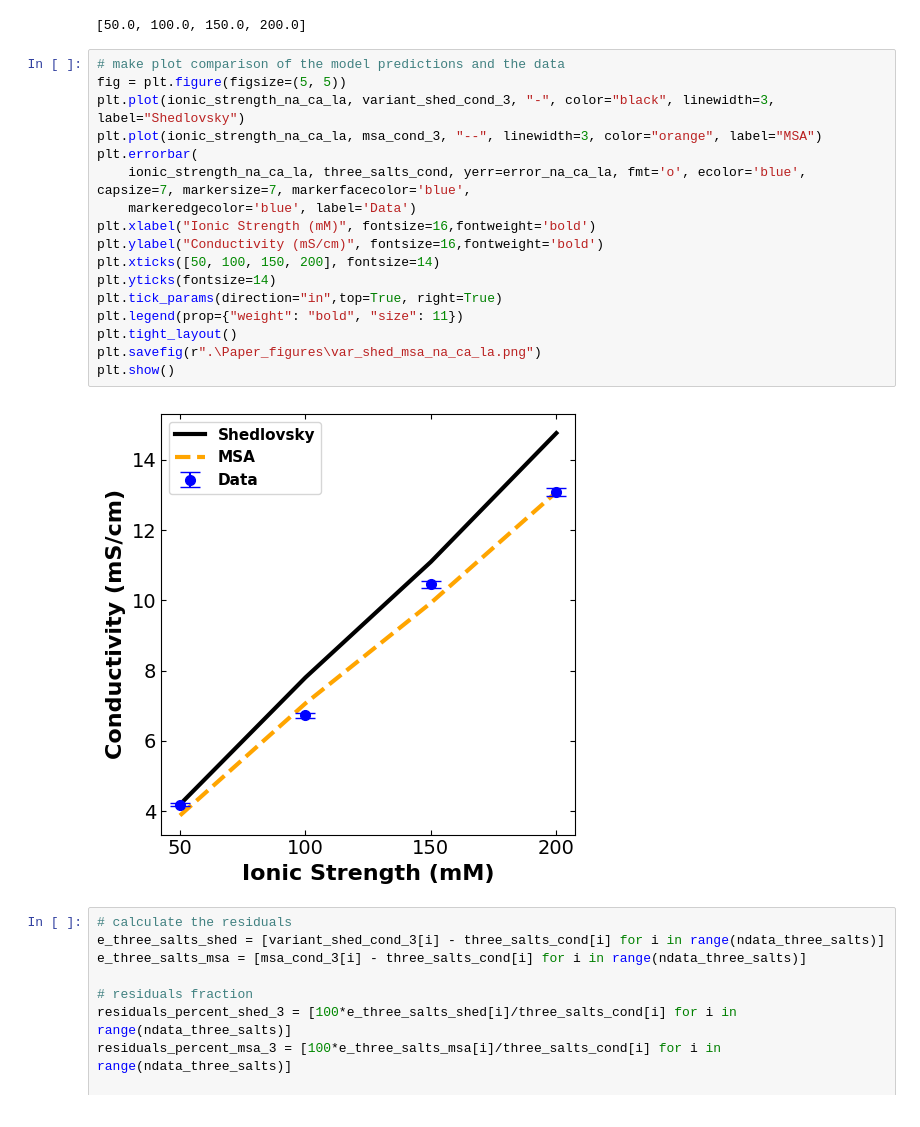
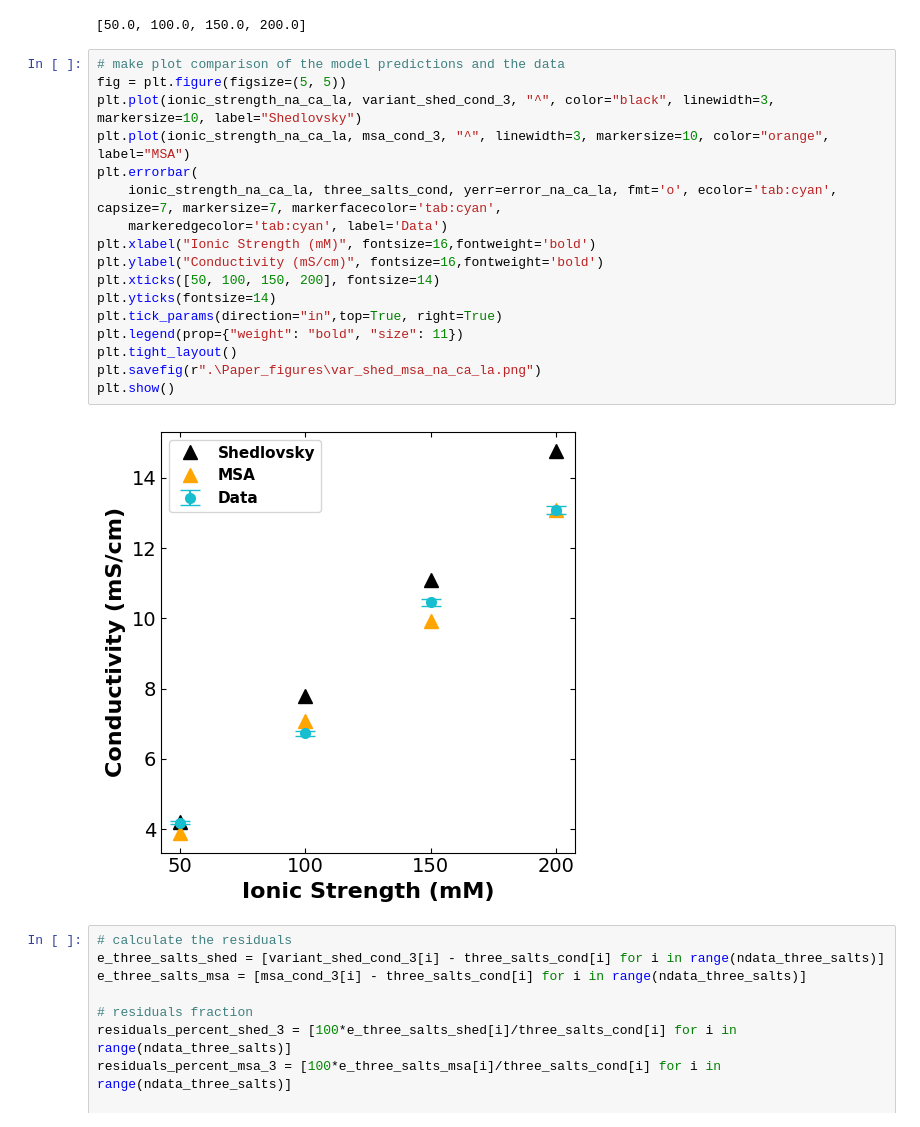
Before and after one commit to dowlinglab/salts-conductivity-modelling, a Jupyter notebook: Three-salt-experiments.ipynb, the cells around one changed output. Cells and saved outputs as stored; diff of their text form.

Commit message:
Updated paper figures

```diff
--- a/Three-salt-experiments.ipynb
+++ b/Three-salt-experiments.ipynb
@@ -650,22 +650,22 @@ print(ionic_strength_na_ca_la)
 # %%
 # make plot comparison of the model predictions and the data
 fig = plt.figure(figsize=(5, 5))
-plt.plot(ionic_strength_na_ca_la, variant_shed_cond_3, "-", color="black", linewidth=3, label="Shedlovsky")
-plt.plot(ionic_strength_na_ca_la, msa_cond_3, "--", linewidth=3, color="orange", label="MSA")
+plt.plot(ionic_strength_na_ca_la, variant_shed_cond_3, "^", color="black", linewidth=3, markersize=10, label="Shedlovsky")
+plt.plot(ionic_strength_na_ca_la, msa_cond_3, "^", linewidth=3, markersize=10, color="orange", label="MSA")
 plt.errorbar(
-    ionic_strength_na_ca_la, three_salts_cond, yerr=error_na_ca_la, fmt='o', ecolor='blue', capsize=7, markersize=7, markerfacecolor='blue',
-    markeredgecolor='blue', label='Data')
+    ionic_strength_na_ca_la, three_salts_cond, yerr=error_na_ca_la, fmt='o', ecolor='tab:cyan', capsize=7, markersize=7, markerfacecolor='tab:cyan',
+    markeredgecolor='tab:cyan', label='Data')
 plt.xlabel("Ionic Strength (mM)", fontsize=16,fontweight='bold')
 plt.ylabel("Conductivity (mS/cm)", fontsize=16,fontweight='bold')
 plt.xticks([50, 100, 150, 200], fontsize=14)
 plt.yticks(fontsize=14)
 plt.tick_params(direction="in",top=True, right=True)
 plt.legend(prop={"weight": "bold", "size": 11})
 plt.tight_layout()
 plt.savefig(r".\Paper_figures\var_shed_msa_na_ca_la.png")
 plt.show()
 # %% [output]
-[figure, old version]
+[figure, new version]
 # %%
 # calculate the residuals
 e_three_salts_shed = [variant_shed_cond_3[i] - three_salts_cond[i] for i in range(ndata_three_salts)]
```
Also changed, not shown: 12 other files.
